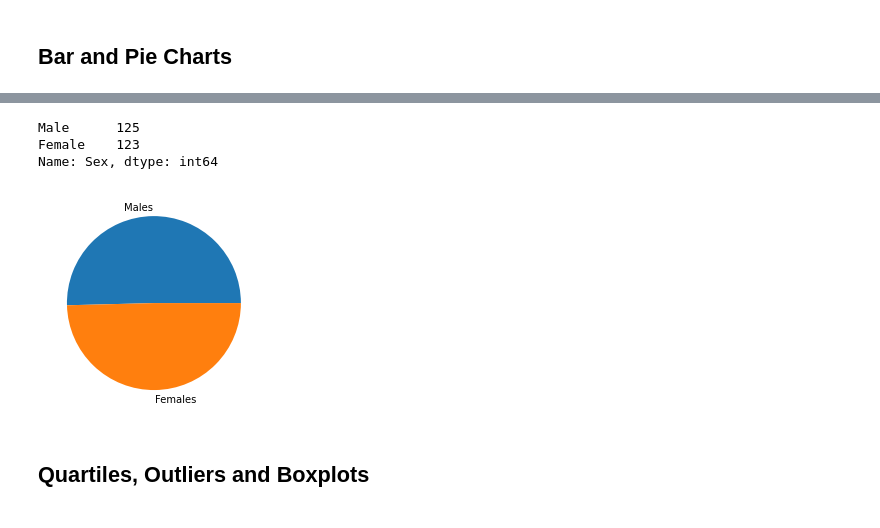
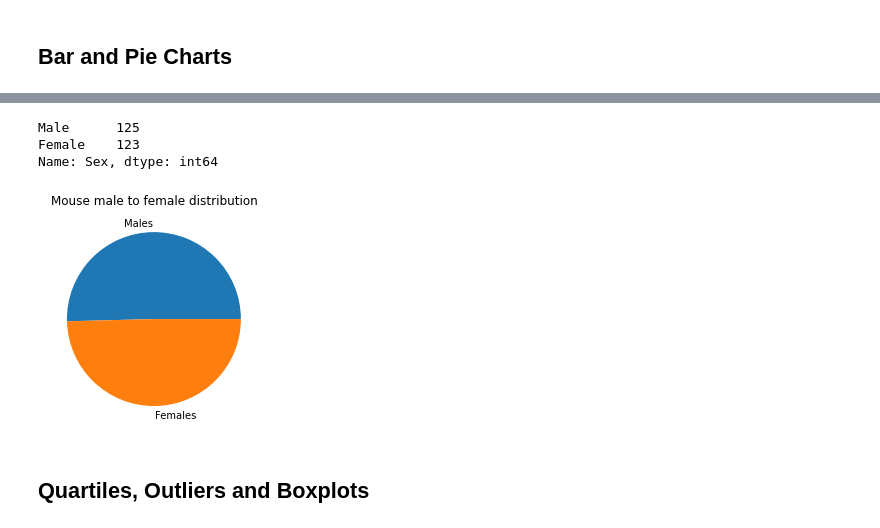
Before and after one commit to Ashlander0/MatPlotLib-Challenge, a Jupyter notebook: pymaceuticals_starter.ipynb, the cells around one changed output, grey strips where cells are left out. Drawn from its saved outputs; the diff is of its cells as text; code cells hidden in the pictures.

```diff
--- a/pymaceuticals_starter.ipynb
+++ b/pymaceuticals_starter.ipynb
@@ -140,16 +149,17 @@ miceind.groupby('Sex').count().plot.pie(y='Mouse ID')
 # %%
 # Generate a pie plot showing the distribution of female versus male mice using pyplot
 labels = ["Males", "Females"]
 gendercounts = miceind['Sex'].value_counts()
 print(gendercounts)
 
 plt.pie(gendercounts, labels=labels)
+plt.title('Mouse male to female distribution')
 plt.show()
 # %% [output]
 Male      125
 Female    123
 Name: Sex, dtype: int64
-[figure, old version]
+[figure, new version]
 # %% [markdown]
 ## Quartiles, Outliers and Boxplots
 # %%
```
Also changed, not shown: parts of 12 cells of this notebook, 1 other file.
